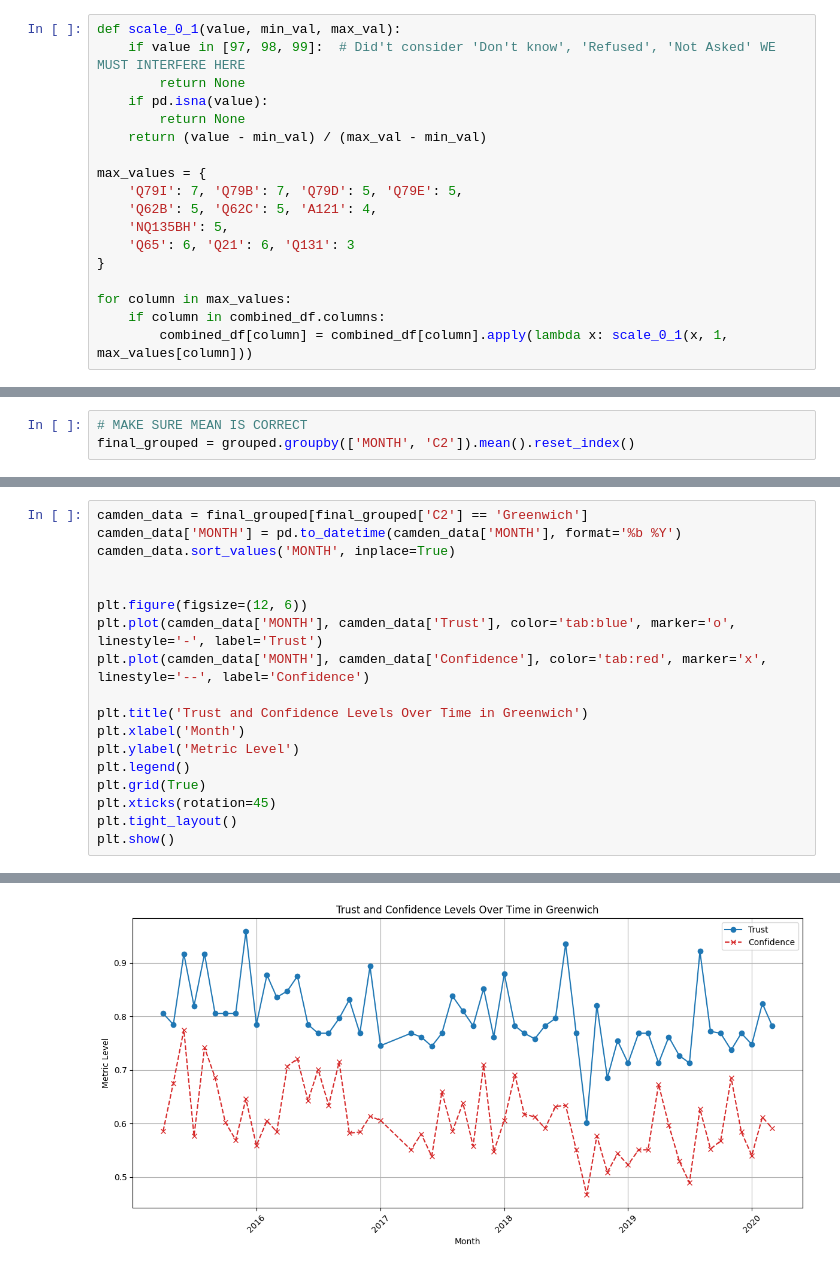
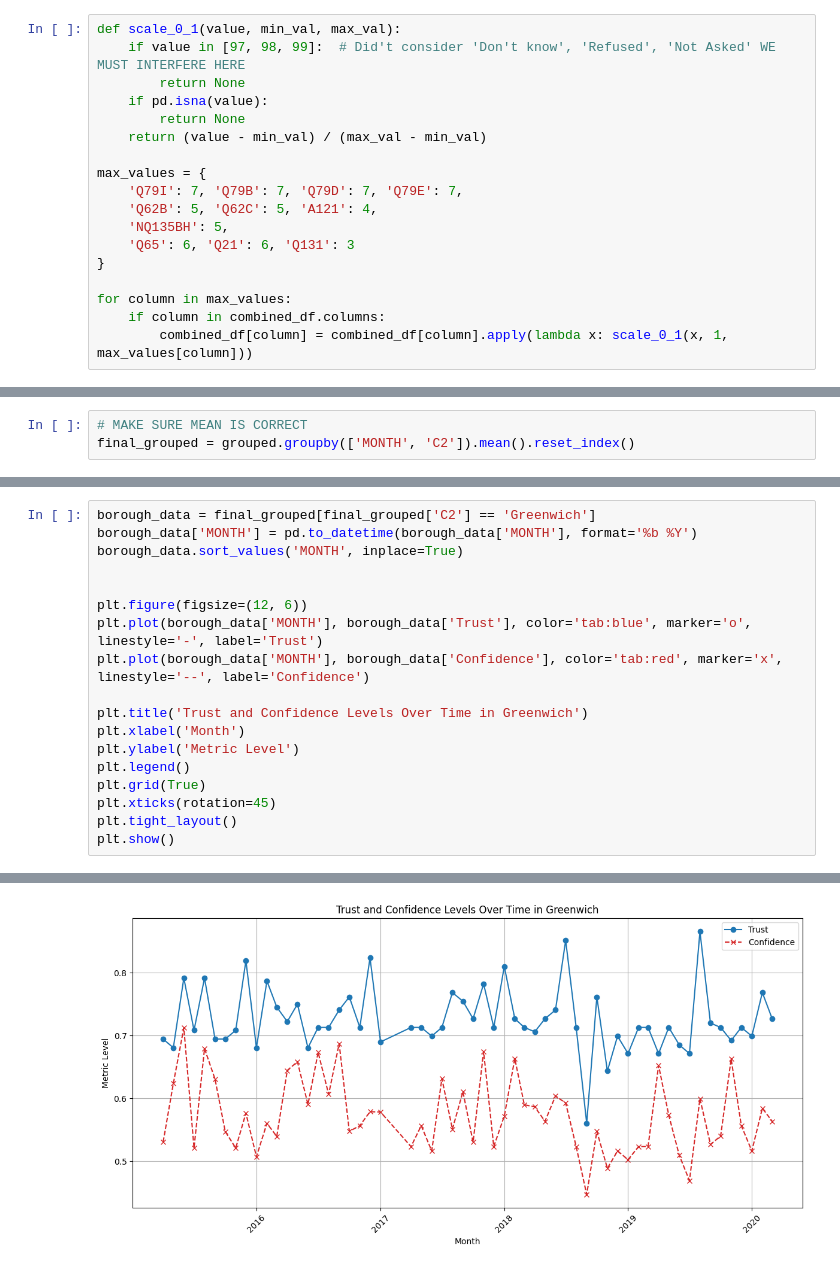
Before and after one commit to HNagouda/JBG050-DC2-Grp21, a Jupyter notebook: src/exploration/confidence_trust_advanced.ipynb, the cells around one changed output, grey strips where cells are left out. Drawn from its saved outputs; the diff is of its cells as text.

```diff
--- a/src/exploration/confidence_trust_advanced.ipynb
+++ b/src/exploration/confidence_trust_advanced.ipynb
@@ -158,7 +158,7 @@ def scale_0_1(value, min_val, max_val):
     return (value - min_val) / (max_val - min_val)
 
 max_values = {
-    'Q79I': 7, 'Q79B': 7, 'Q79D': 5, 'Q79E': 5,
+    'Q79I': 7, 'Q79B': 7, 'Q79D': 7, 'Q79E': 7,
     'Q62B': 5, 'Q62C': 5, 'A121': 4,
     'NQ135BH': 5,
     'Q65': 6, 'Q21': 6, 'Q131': 3
@@ -230,13 +239,13 @@ Westminster               0.968750
 Name: Trust, dtype: float64
 # %%
-camden_data = final_grouped[final_grouped['C2'] == 'Greenwich']
-camden_data['MONTH'] = pd.to_datetime(camden_data['MONTH'], format='%b %Y')
-camden_data.sort_values('MONTH', inplace=True)
+borough_data = final_grouped[final_grouped['C2'] == 'Greenwich']
+borough_data['MONTH'] = pd.to_datetime(borough_data['MONTH'], format='%b %Y')
+borough_data.sort_values('MONTH', inplace=True)
 
 
 plt.figure(figsize=(12, 6))
-plt.plot(camden_data['MONTH'], camden_data['Trust'], color='tab:blue', marker='o', linestyle='-', label='Trust')
-plt.plot(camden_data['MONTH'], camden_data['Confidence'], color='tab:red', marker='x', linestyle='--', label='Confidence')
+plt.plot(borough_data['MONTH'], borough_data['Trust'], color='tab:blue', marker='o', linestyle='-', label='Trust')
+plt.plot(borough_data['MONTH'], borough_data['Confidence'], color='tab:red', marker='x', linestyle='--', label='Confidence')
 
 plt.title('Trust and Confidence Levels Over Time in Greenwich')
 plt.xlabel('Month')
@@ -259 +268 @@ See the caveats in the documentation: https://pandas.pydata.org/pandas-docs/stab
-[figure, old version]
+[figure, new version]
```
Also changed, not shown: parts of 10 cells of this notebook.
